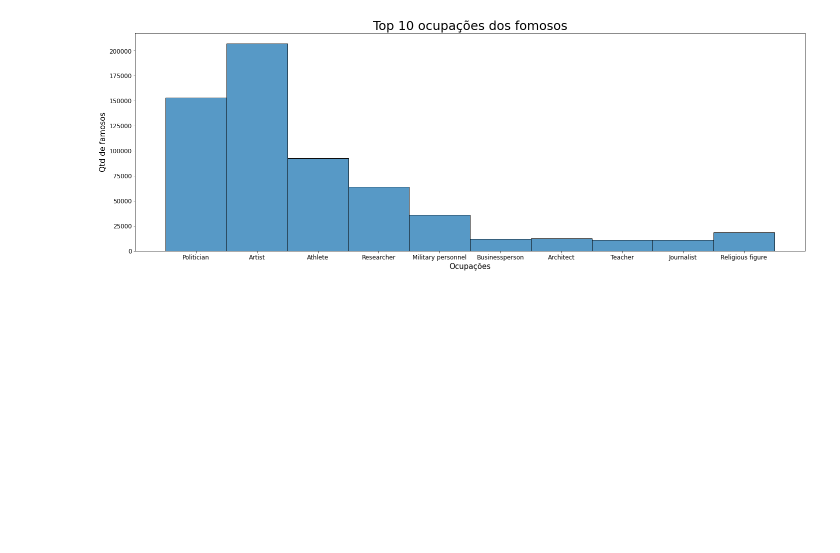
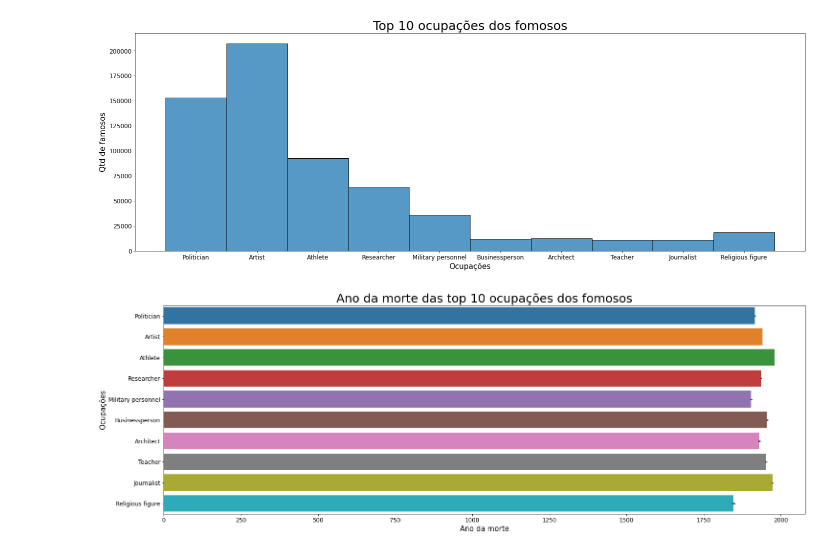
Before and after one commit to alvesgabriel/lets-code-analytics-modulo-1, a Jupyter notebook: occupation.ipynb, the cells around one changed output. Saved outputs shown, nothing was run; the diff lists cells and outputs as text; code cells hidden in the pictures; blank space fills up the shorter version.

Commit message:
add graphic death age and year top 10 occupations

```diff
--- a/occupation.ipynb
+++ b/occupation.ipynb
@@ -141,3 +141,29 @@ plt.yticks(fontsize = 12)
 plt.show()
 # %% [output]
 [figure]
+# %%
+# Ajustando o tamanho da Figura
+
+plt.figure(figsize = (24, 8)) ## Tamanho da figura em polegadas
+
+sns.barplot(data = df, x='Death year', y=df_occupation.Occupation)
+
+# Coloca o titulo
+plt.title('Ano da morte das top 10 ocupações dos fomosos', fontsize = 25)
+
+# Titulo para eixo X
+plt.xlabel('Ano da morte', fontsize=15)
+
+# Titulo para eixo Y
+plt.ylabel('Ocupações', fontsize=15)
+
+# Tamanho da fonte da grade X
+plt.xticks(fontsize = 12)
+
+# Tamanho da fonte da grade Y
+plt.yticks(fontsize = 12)
+
+# Mostra o nosso Gráfico
+plt.show()
+# %% [output]
+[figure, added]
```
Also changed, not shown: parts of 1 cell of this notebook.
